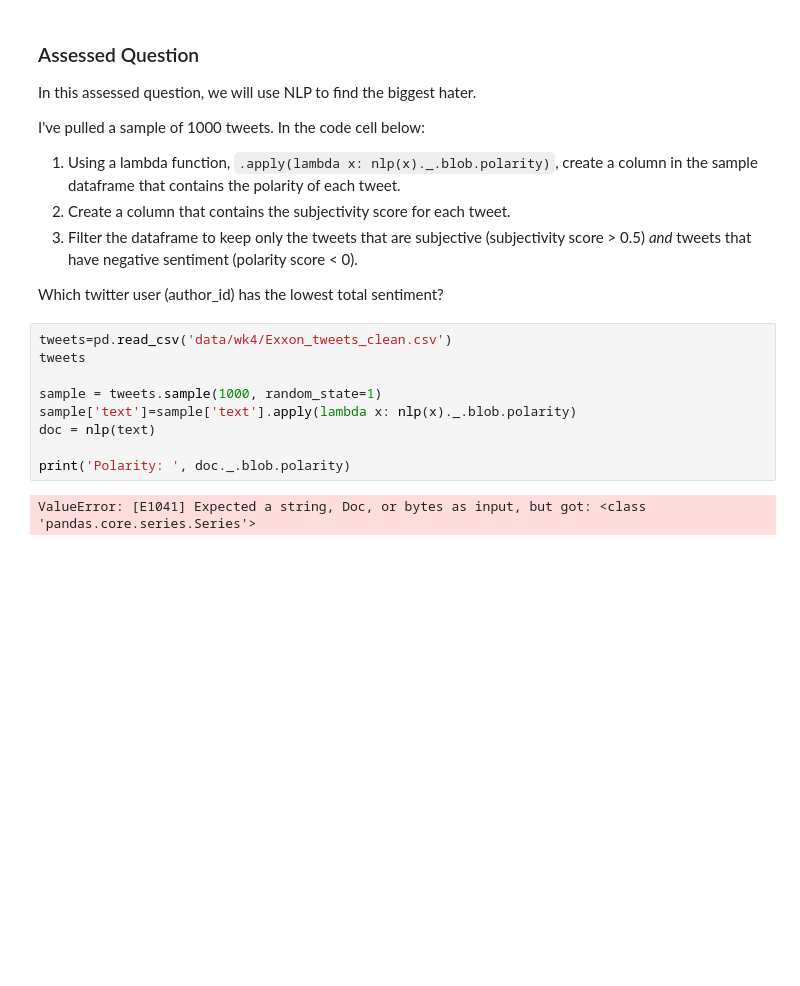
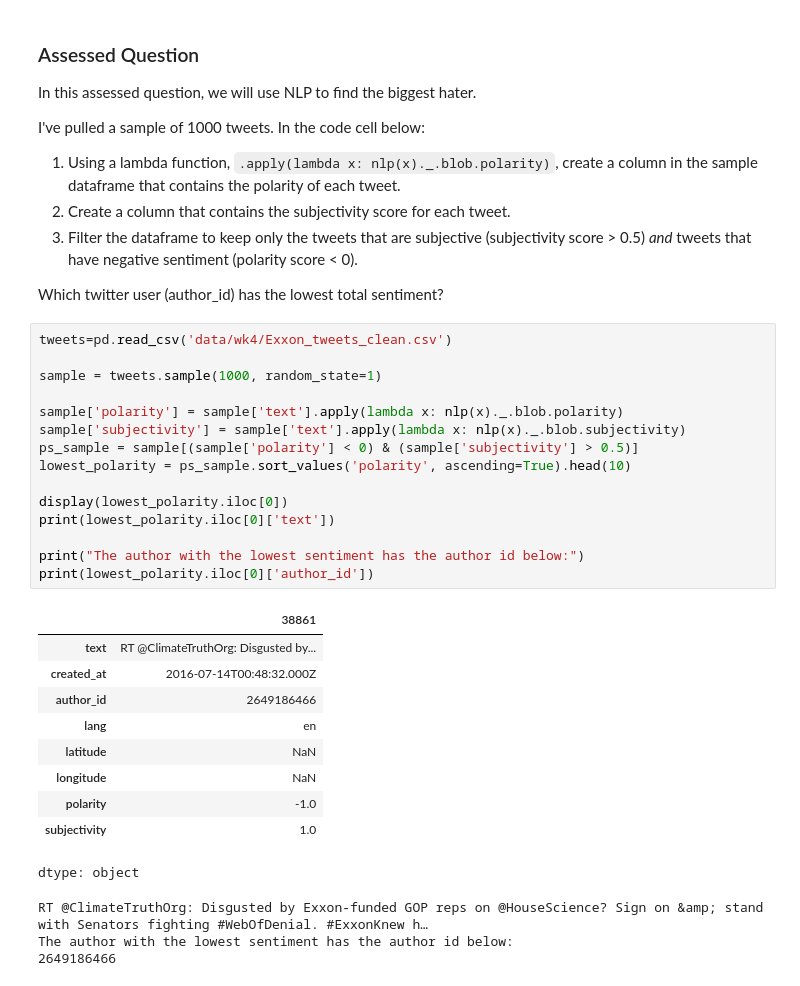
Before and after one commit to rebeccarlredmayne-cmd/QM2, a Jupyter notebook: Copy_of_W4_Natural_Language_Processing_Student_Version.ipynb, the cells around one changed output. Saved outputs shown, nothing was run; the diff lists cells and outputs as text; blank space fills up the shorter version.

```diff
--- a/Copy_of_W4_Natural_Language_Processing_Student_Version.ipynb
+++ b/Copy_of_W4_Natural_Language_Processing_Student_Version.ipynb
@@ -609,12 +607,30 @@ I've pulled a sample of 1000 tweets. In the code cell below:
 Which twitter user (author_id) has the lowest total sentiment?
 # %%
 tweets=pd.read_csv('data/wk4/Exxon_tweets_clean.csv')
-tweets
 
 sample = tweets.sample(1000, random_state=1)
-sample['text']=sample['text'].apply(lambda x: nlp(x)._.blob.polarity)
-doc = nlp(text)
 
-print('Polarity: ', doc._.blob.polarity)
+sample['polarity'] = sample['text'].apply(lambda x: nlp(x)._.blob.polarity)
+sample['subjectivity'] = sample['text'].apply(lambda x: nlp(x)._.blob.subjectivity)
+ps_sample = sample[(sample['polarity'] < 0) & (sample['subjectivity'] > 0.5)]
+lowest_polarity = ps_sample.sort_values('polarity', ascending=True).head(10)
+
+display(lowest_polarity.iloc[0])
+print(lowest_polarity.iloc[0]['text'])
+
+print("The author with the lowest sentiment has the author id below:")
+print(lowest_polarity.iloc[0]['author_id'])
 # %% [output]
+|  | 38861 |
+| text | RT @ClimateTruthOrg: Disgusted by... |
+| created_at | 2016-07-14T00:48:32.000Z |
+| author_id | 2649186466 |
+| lang | en |
+| latitude | NaN |
+| longitude | NaN |
+| polarity | -1.0 |
+| subjectivity | 1.0 |
-ValueError: [E1041] Expected a string, Doc, or bytes as input, but got: <class 'pandas.core.series.Series'>
+dtype: object
+RT @ClimateTruthOrg: Disgusted by Exxon-funded GOP reps on @HouseScience? Sign on &amp; stand with Senators fighting #WebOfDenial. #ExxonKnew h…
+The author with the lowest sentiment has the author id below:
+2649186466
```
Also changed, not shown: parts of 3 cells of this notebook.
